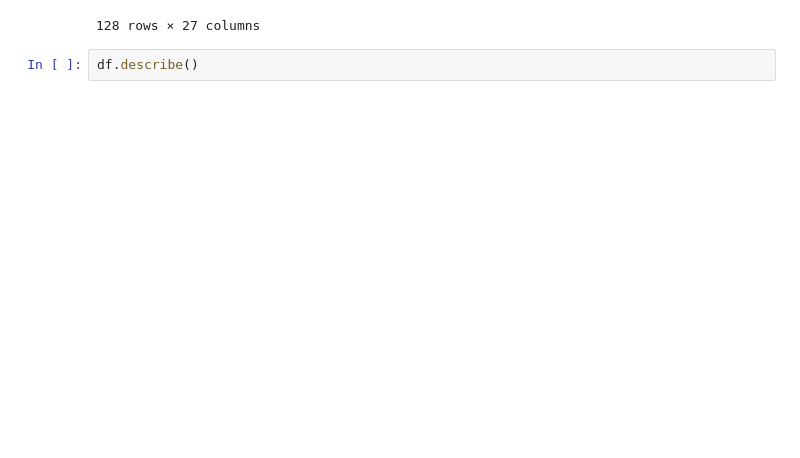
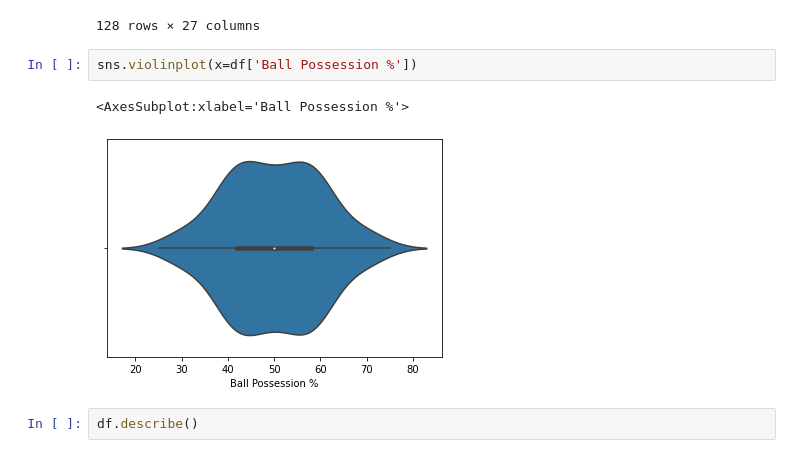
Before and after one commit to eva-prus/ml_2022, a Jupyter notebook: РК №1.ipynb, the cells around one changed output. Saved outputs shown, nothing was run; the diff lists cells and outputs as text; blank space fills up the shorter version.

```diff
--- a/РК №1.ipynb
+++ b/РК №1.ipynb
@@ -24,6 +24,11 @@ df
 | 126 | 15-07-2018 | France | Croatia | 4 | 39 | 8 | 6 | 1 | 1 | ... |
 | 127 | 15-07-2018 | Croatia | France | 2 | 61 | 15 | 3 | 8 | 4 | ... |
 128 rows × 27 columns
+# %%
+sns.violinplot(x=df['Ball Possession %'])
+# %% [output]
+<AxesSubplot:xlabel='Ball Possession %'>
+[figure, added]
 # %%
 df.describe()
 # %% [output]
```
